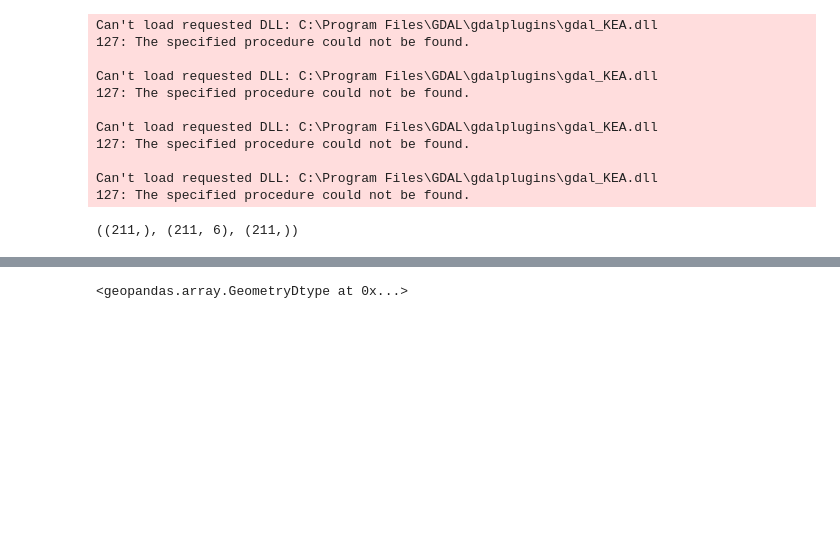
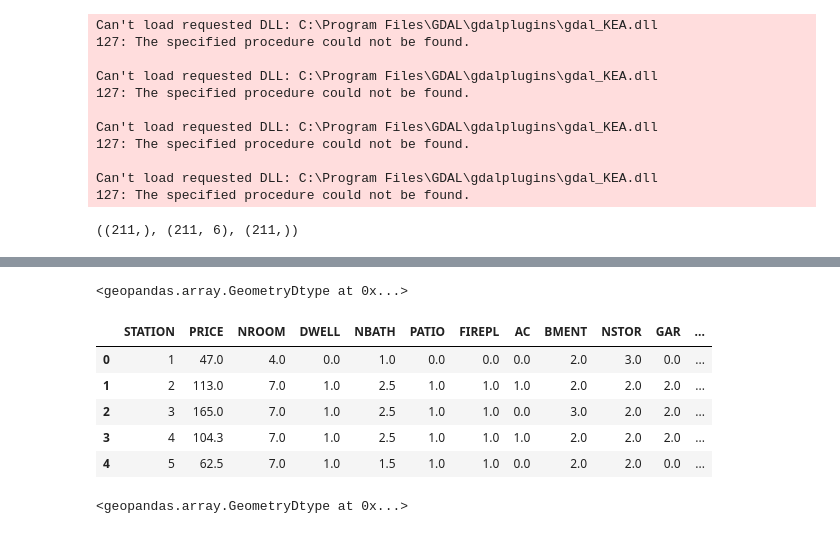
Before and after one commit to YourVirtualColdChainAssistant/MLsat-cropland-himachal, a Jupyter notebook: notebooks/spatial_cv.ipynb, the cells around one changed output, grey strips where cells are left out. Cells and saved outputs as stored; diff of their text form; code cells hidden in the pictures; blank space fills up the shorter version.

```diff
--- a/notebooks/spatial_cv.ipynb
+++ b/notebooks/spatial_cv.ipynb
@@ -354,7 +374,7 @@ Can't load requested DLL: C:\Program Files\GDAL\gdalplugins\gdal_KEA.dll
 Can't load requested DLL: C:\Program Files\GDAL\gdalplugins\gdal_KEA.dll
 127: The specified procedure could not be found.
 # %%
-df = gpd.read_file('data/baltim.geojson')
+df = gpd.read_file('../data_cv/baltim.geojson')
 
 XYs = df['geometry']
 X = df[['NROOM', 'BMENT', 'NBATH', 'PRICE', 'LOTSZ', 'SQFT']]
@@ -366,3 +401,16 @@ XYs.shape, X.shape, y.shape
+# %%
+XYs.dtype
+# %% [output]
+<geopandas.array.GeometryDtype at 0x...>
+# %%
+df.head()
+# %% [output]
+|  | STATION | PRICE | NROOM | DWELL | NBATH | PATIO | FIREPL | AC | BMENT | NSTOR | GAR | ... |
+| 0 | 1 | 47.0 | 4.0 | 0.0 | 1.0 | 0.0 | 0.0 | 0.0 | 2.0 | 3.0 | 0.0 | ... |
+| 1 | 2 | 113.0 | 7.0 | 1.0 | 2.5 | 1.0 | 1.0 | 1.0 | 2.0 | 2.0 | 2.0 | ... |
+| 2 | 3 | 165.0 | 7.0 | 1.0 | 2.5 | 1.0 | 1.0 | 0.0 | 3.0 | 2.0 | 2.0 | ... |
+| 3 | 4 | 104.3 | 7.0 | 1.0 | 2.5 | 1.0 | 1.0 | 1.0 | 2.0 | 2.0 | 2.0 | ... |
+| 4 | 5 | 62.5 | 7.0 | 1.0 | 1.5 | 1.0 | 1.0 | 0.0 | 2.0 | 2.0 | 0.0 | ... |
 # %%
 XYs.dtype
 # %% [output]
```
Also changed, not shown: parts of 102 cells of this notebook, 27 other files.
